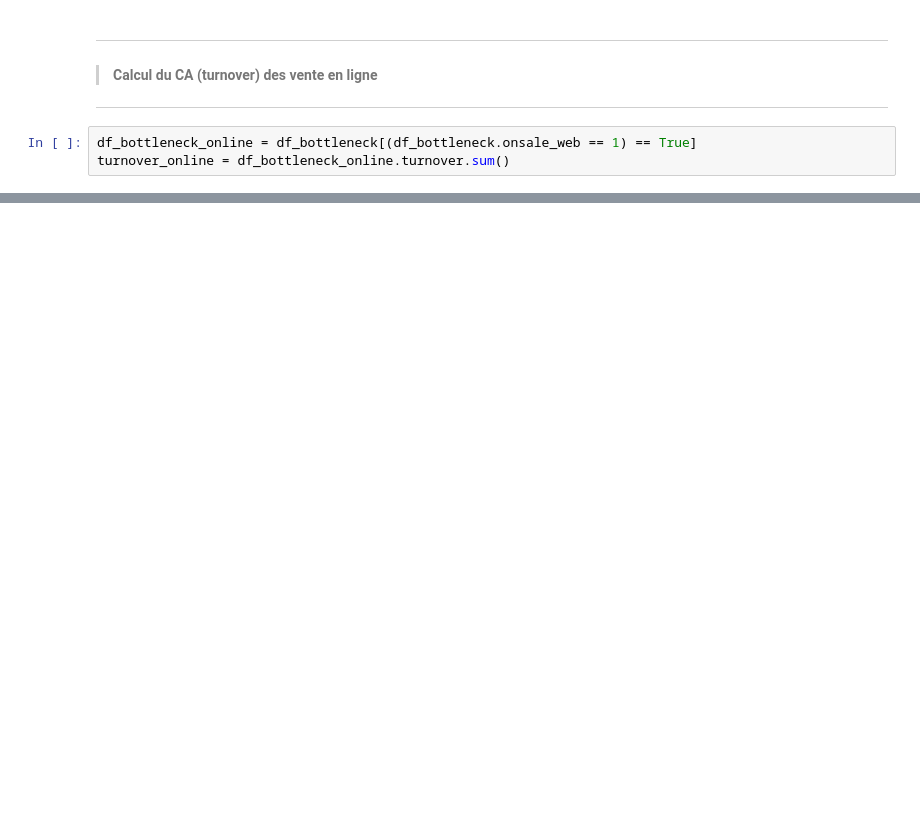
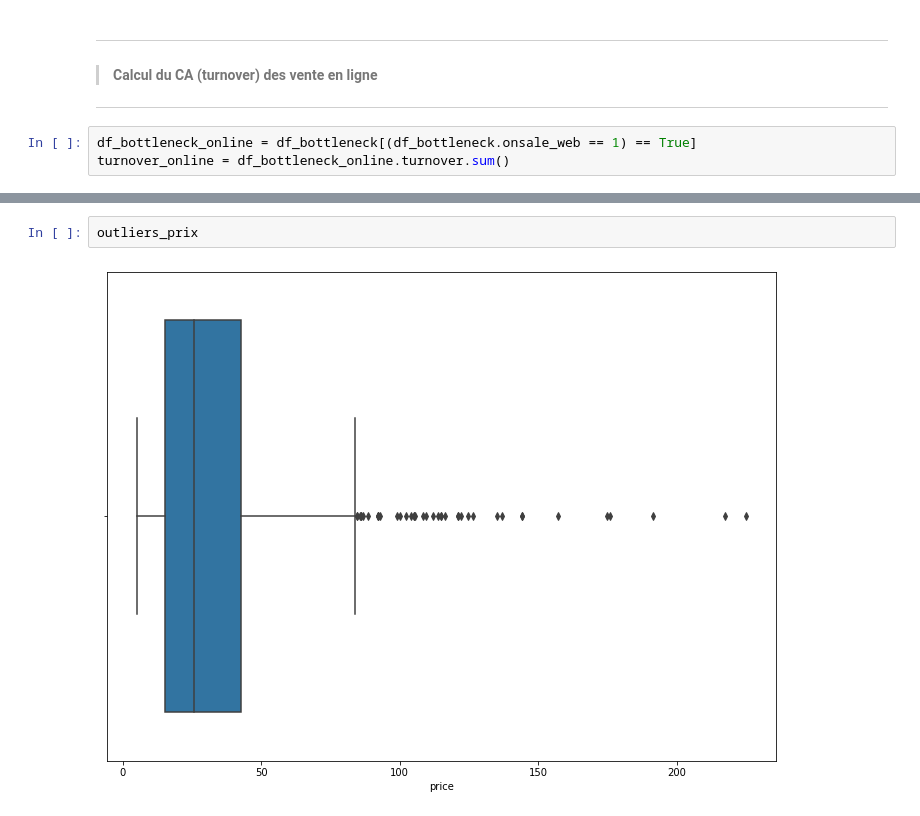
Before and after one commit to Valeeew/Data_management_of_an_online_store, a Jupyter notebook: Data_management_of_an_online_store.ipynb, the cells around one changed output, grey strips where cells are left out. Saved outputs shown, nothing was run; the diff lists cells and outputs as text; blank space fills up the shorter version.

```diff
--- a/Data_management_of_an_online_store.ipynb
+++ b/Data_management_of_an_online_store.ipynb
@@ -195,0 +284,4 @@ outliers_prix_z_score = z_score(df_bottleneck.price)
+# %%
+outliers_prix
+# %% [output]
+[figure, added]
```
Also changed, not shown: parts of 34 cells of this notebook.
